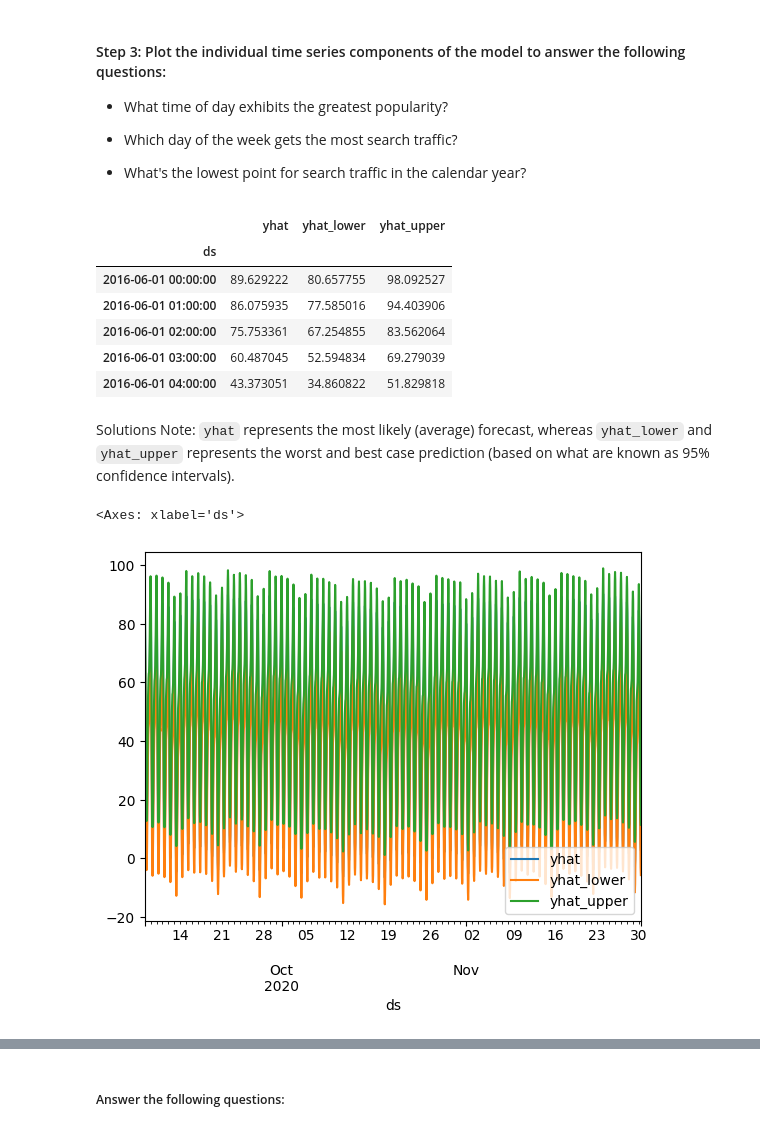
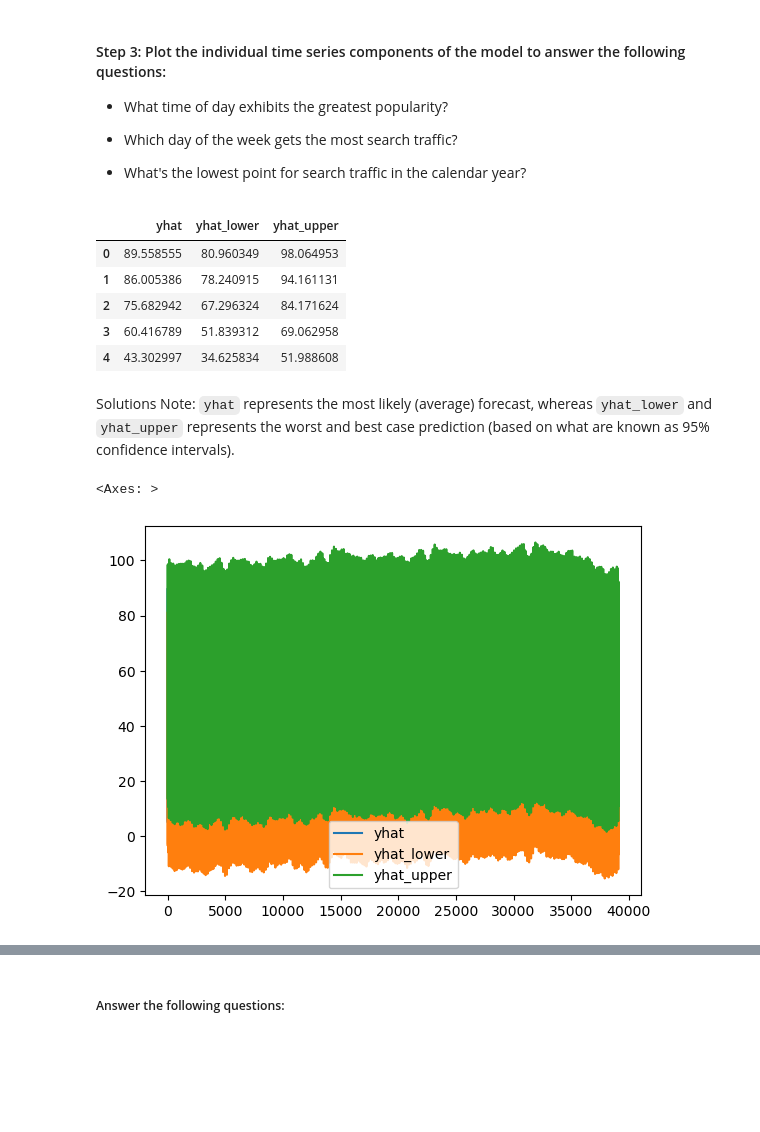
Before and after one commit to Kaidon04/prophet-challenge, a Jupyter notebook: forecasting_net_prophet.ipynb, the cells around one changed output, grey strips where cells are left out. Saved outputs shown, nothing was run; the diff lists cells and outputs as text; code cells hidden in the pictures; blank space fills up the shorter version.

```diff
--- a/forecasting_net_prophet.ipynb
+++ b/forecasting_net_prophet.ipynb
@@ -462,24 +462,26 @@ model.plot(forecast_mercado_trends)
 * What's the lowest point for search traffic in the calendar year?
 # %%
 # Set the index in the forecast_mercado_trends DataFrame to the ds datetime column
-
+forecast_mercado_trends.set_index('ds')
 
 # View the only the yhat,yhat_lower and yhat_upper columns from the DataFrame
+forecast_yhat_df = forecast_mercado_trends[['yhat', 'yhat_lower', 'yhat_upper']]
+forecast_yhat_df.head(5)
 # %% [output]
 |  | yhat | yhat_lower | yhat_upper |
-| ds |  |  |  |
-| 2016-06-01 00:00:00 | 89.629222 | 80.657755 | 98.092527 |
-| 2016-06-01 01:00:00 | 86.075935 | 77.585016 | 94.403906 |
-| 2016-06-01 02:00:00 | 75.753361 | 67.254855 | 83.562064 |
-| 2016-06-01 03:00:00 | 60.487045 | 52.594834 | 69.279039 |
-| 2016-06-01 04:00:00 | 43.373051 | 34.860822 | 51.829818 |
+| 0 | 89.558555 | 80.960349 | 98.064953 |
+| 1 | 86.005386 | 78.240915 | 94.161131 |
+| 2 | 75.682942 | 67.296324 | 84.171624 |
+| 3 | 60.416789 | 51.839312 | 69.062958 |
+| 4 | 43.302997 | 34.625834 | 51.988608 |
 # %% [markdown]
 Solutions Note: `yhat` represents the most likely (average) forecast, whereas `yhat_lower` and `yhat_upper` represents the worst and best case prediction (based on what are known as 95% confidence intervals).
 # %%
 # From the forecast_mercado_trends DataFrame, plot the data to visualize
 #  the yhat, yhat_lower, and yhat_upper columns over the last 2000 hours
+forecast_yhat_df.plot()
 # %% [output]
-<Axes: xlabel='ds'>
+<Axes: >
-[figure, old version]
+[figure, new version]
 # %%
 # Reset the index in the forecast_mercado_trends DataFrame
```
Also changed, not shown: parts of 5 cells of this notebook.
